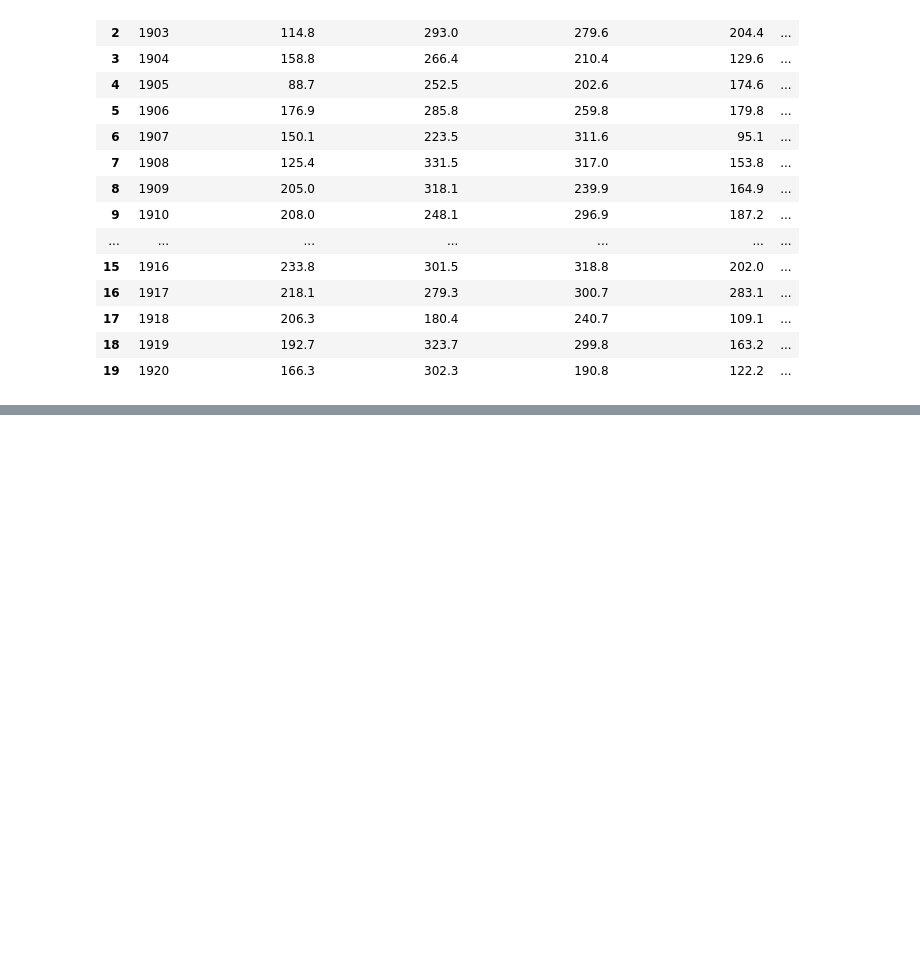
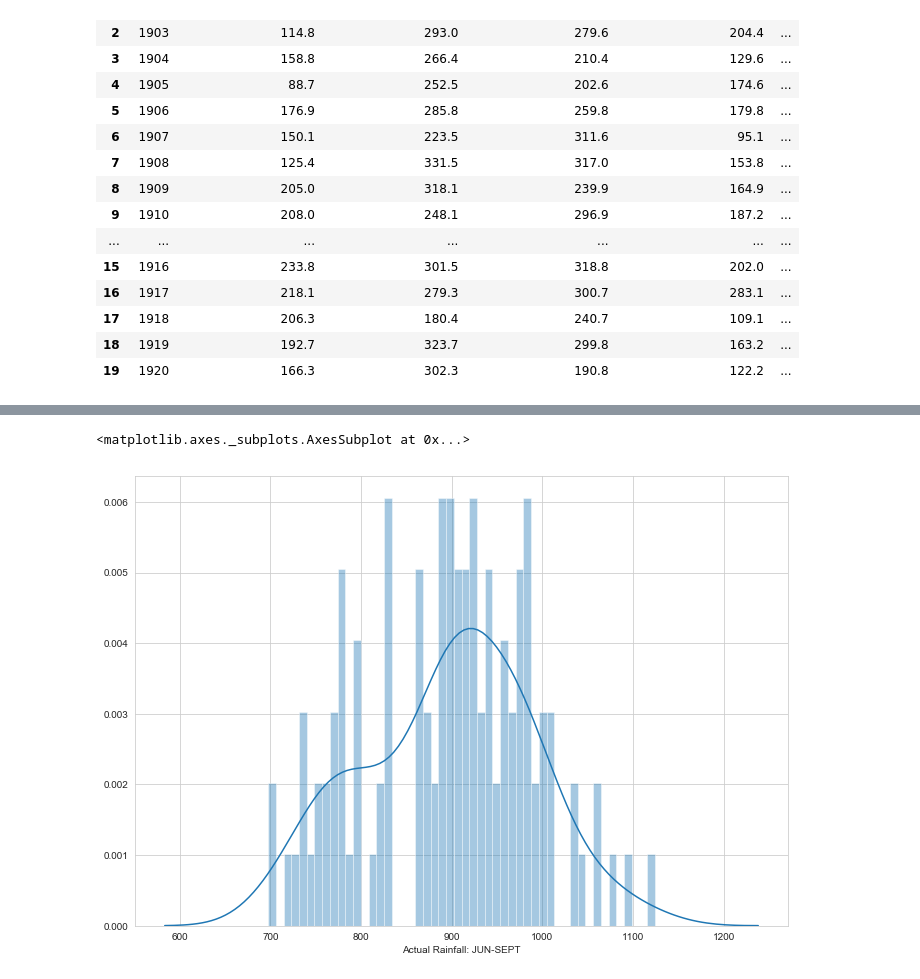
Before and after one commit to imaginarycoder/Rainfall_Prediction_India, a Jupyter notebook: Rainfall.ipynb, the cells around one changed output, grey strips where cells are left out. Saved outputs shown, nothing was run; the diff lists cells and outputs as text; code cells hidden in the pictures; blank space fills up the shorter version.

```diff
--- a/Rainfall.ipynb
+++ b/Rainfall.ipynb
@@ -61,0 +149,7 @@ rain.head(20)
+# %%
+dimensions = (11.7,8.27)
+fig, ax = plt.subplots(figsize=dimensions)
+sns.distplot(rain['Actual Rainfall: JUN-SEPT'], hist=True, kde=True,bins = 50, ax = ax)
+# %% [output]
+<matplotlib.axes._subplots.AxesSubplot at 0x...>
+[figure, added]
```
Also changed, not shown: parts of 14 cells of this notebook.
